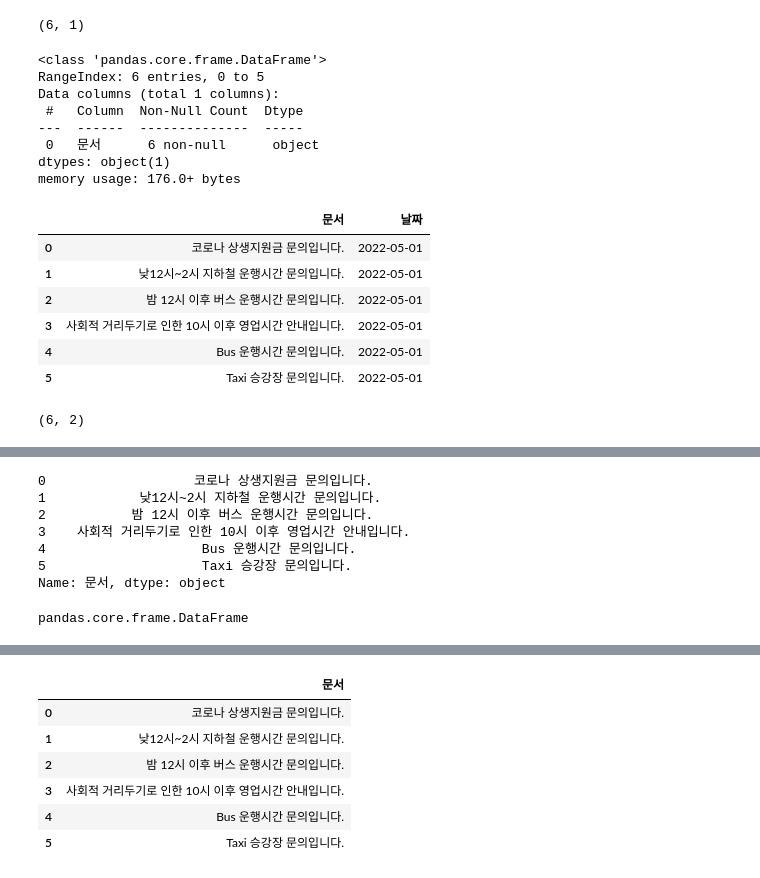
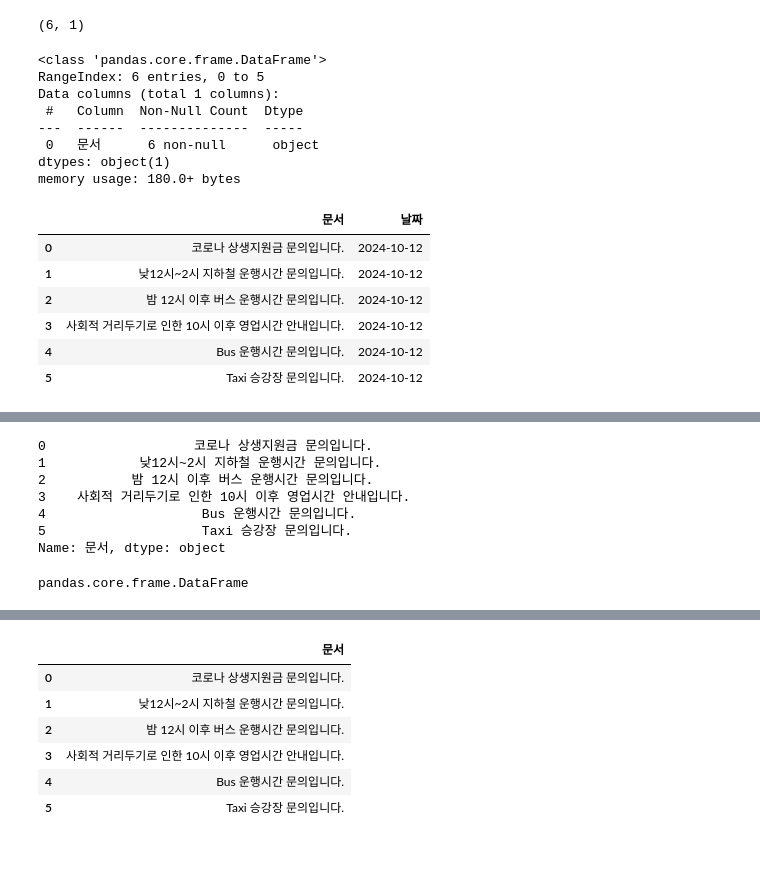
Before and after one commit to corazzon/python-text-analysis, a Jupyter notebook: 0102-pandas-string-output.ipynb, the cells around one changed output, grey strips where cells are left out. Drawn from its saved outputs; the diff is of its cells as text; code cells hidden in the pictures.

```diff
--- a/0102-pandas-string-output.ipynb
+++ b/0102-pandas-string-output.ipynb
@@ -40,7 +48,9 @@ dtype: object
 # 리스트 타입의 문서를 판다스 데이터프레임 형태로 만듭니다.
 # 컬럼명은 ["문서"]로 합니다.
 # pd.DataFrame({"문서": document})
-df = pd.DataFrame(document, columns=["문서"])
+# pd.DataFrame(document, columns=["문서"])
+
+df = pd.DataFrame({"문서": document})
 df
 # %% [output]
 |  | 문서 |
@@ -66,23 +76,19 @@ Data columns (total 1 columns):
 ---  ------  --------------  -----
  0   문서      6 non-null      object
 dtypes: object(1)
-memory usage: 176.0+ bytes
+memory usage: 180.0+ bytes
 # %%
 # 문의날짜 만들기
-df["날짜"] = "2022-05-01"
+df["날짜"] = "2024-10-12"
 df
 # %% [output]
 |  | 문서 | 날짜 |
-| 0 | 코로나 상생지원금 문의입니다. | 2022-05-01 |
-| 1 | 낮12시~2시 지하철 운행시간 문의입니다. | 2022-05-01 |
-| 2 | 밤 12시 이후 버스 운행시간 문의입니다. | 2022-05-01 |
-| 3 | 사회적 거리두기로 인한 10시 이후 영업시간 안내입니다. | 2022-05-01 |
-| 4 | Bus 운행시간 문의입니다. | 2022-05-01 |
-| 5 | Taxi 승강장 문의입니다. | 2022-05-01 |
+| 0 | 코로나 상생지원금 문의입니다. | 2024-10-12 |
+| 1 | 낮12시~2시 지하철 운행시간 문의입니다. | 2024-10-12 |
+| 2 | 밤 12시 이후 버스 운행시간 문의입니다. | 2024-10-12 |
+| 3 | 사회적 거리두기로 인한 10시 이후 영업시간 안내입니다. | 2024-10-12 |
+| 4 | Bus 운행시간 문의입니다. | 2024-10-12 |
+| 5 | Taxi 승강장 문의입니다. | 2024-10-12 |
-# %%
-df.shape
-# %% [output]
-(6, 2)
 # %% [markdown]
 ### DataFrame에서 특정 열 선택하기
 
@@ -98,7 +104,8 @@ df["문서"]
 4                    Bus 운행시간 문의입니다.
 5                    Taxi 승강장 문의입니다.
 Name: 문서, dtype: object
-# %%
-type(df)
-# %% [output]
-pandas.core.frame.DataFrame
+# %%
+# DataFrame 의 type
+type(df)
+# %% [output]
+pandas.core.frame.DataFrame
```
Also changed, not shown: parts of 37 cells of this notebook, 1 other file.
